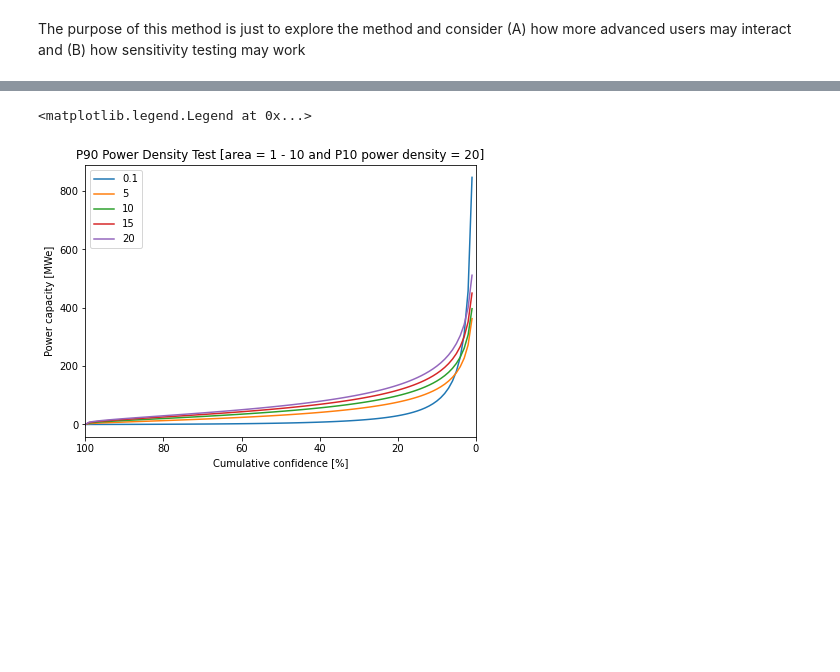
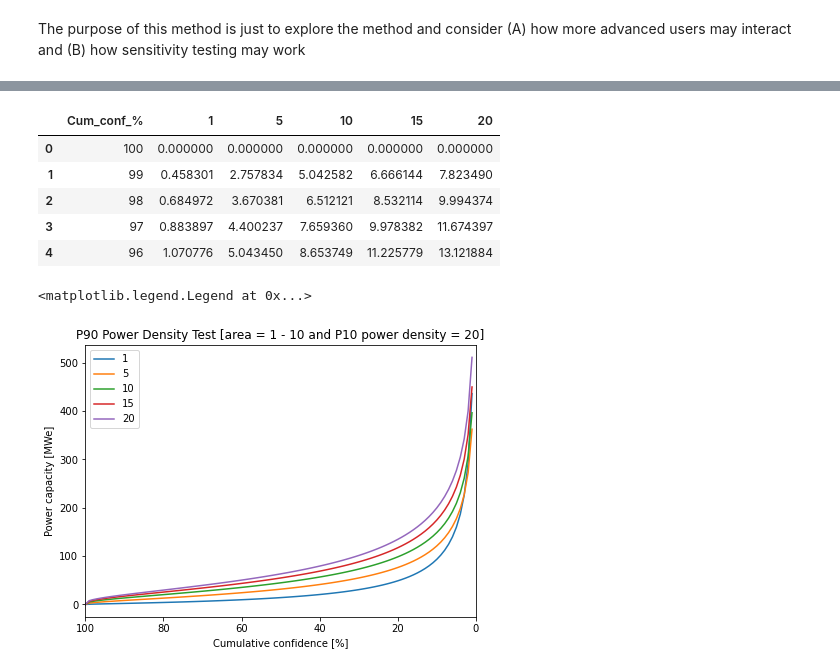
Before and after one commit to Geothermal-Resource-Capacity/Power-Density, a Jupyter notebook: notebooks/Explore_method.ipynb, the cells around one changed output, grey strips where cells are left out. Saved outputs shown, nothing was run; the diff lists cells and outputs as text; code cells hidden in the pictures; blank space fills up the shorter version.

```diff
--- a/notebooks/Explore_method.ipynb
+++ b/notebooks/Explore_method.ipynb
@@ -48,12 +88,14 @@ df = pd.DataFrame(index, columns = ['Cum_conf_%'])
 P90_area = 1
 P10_area = 10
 P90_powerdensity = 1
-P10_powerdensities = [0.1,5,10,15,20,25,30]
+P10_powerdensities = [1,5,10,15,20,25,30]
 
 for P10_powerdensity in P10_powerdensities:
     index, estimate = calculate_cumulative_conf(P90_area, P10_area, P90_powerdensity, P10_powerdensity)
     column_head = str(P10_powerdensity)
     df[column_head] = estimate
+
+display(df.head())
 
 # plot results
 fig, ax = plt.subplots(1,1,figsize=(7,5))
@@ -81,32 +129,40 @@ index, estimate = calculate_cumulative_conf(2, 8, 10, 15)
 df = pd.DataFrame(index, columns = ['Cum_conf_%'])
 
 # calculate power capacity using a range of P10 power densities
 P90_area = 1
 P10_area = 10
-P90_powerdensities = [0.1,5,10,15,20]
+P90_powerdensities = [1,5,10,15,20]
 P10_powerdensity = 20
 
 
 for P90_powerdensity in P90_powerdensities:
     index, estimate = calculate_cumulative_conf(P90_area, P10_area, P90_powerdensity, P10_powerdensity)
     column_head = str(P90_powerdensity)
     df[column_head] = estimate
+
+display(df.head())
 
 # plot results
 fig, ax = plt.subplots(1,1,figsize=(7,5))
 
 for P90_powerdensity in P90_powerdensities:
     ax.plot(
         df['Cum_conf_%'],
         df[str(P90_powerdensity)],
         label = str(P90_powerdensity)
         )
 
 ax.set_xlim(100,0)
 ax.set_xlabel('Cumulative confidence [%]')
 ax.set_ylabel('Power capacity [MWe]')
 ax.set_title('P90 Power Density Test [area = 1 - 10 and P10 power density = 20]')
 ax.legend()
 # %% [output]
+|  | Cum_conf_% | 1 | 5 | 10 | 15 | 20 |
+| 0 | 100 | 0.000000 | 0.000000 | 0.000000 | 0.000000 | 0.000000 |
+| 1 | 99 | 0.458301 | 2.757834 | 5.042582 | 6.666144 | 7.823490 |
+| 2 | 98 | 0.684972 | 3.670381 | 6.512121 | 8.532114 | 9.994374 |
+| 3 | 97 | 0.883897 | 4.400237 | 7.659360 | 9.978382 | 11.674397 |
+| 4 | 96 | 1.070776 | 5.043450 | 8.653749 | 11.225779 | 13.121884 |
 <matplotlib.legend.Legend at 0x...>
-[figure, old version]
+[figure, new version]
```
Also changed, not shown: parts of 2 cells of this notebook.
